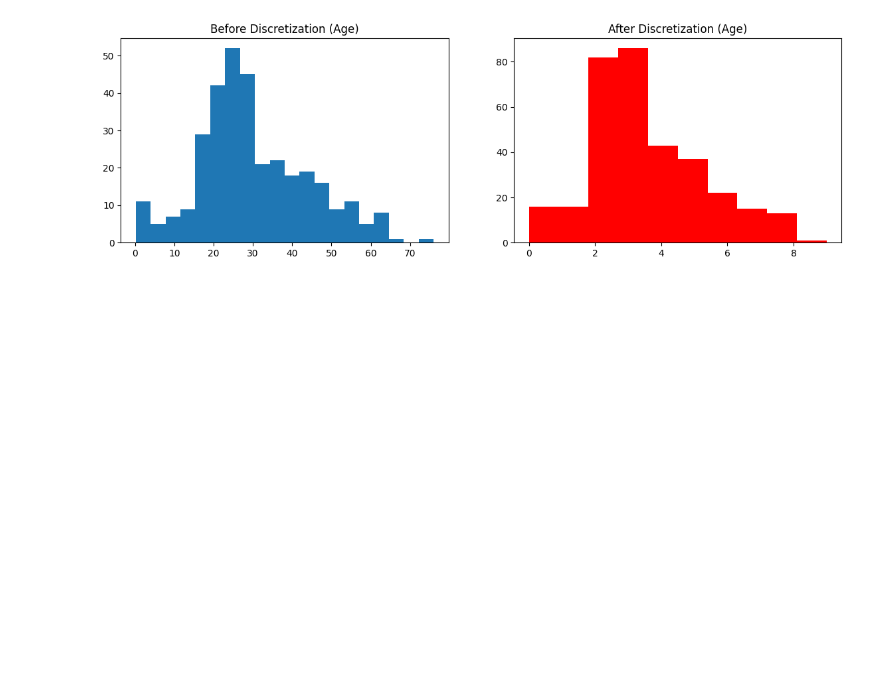
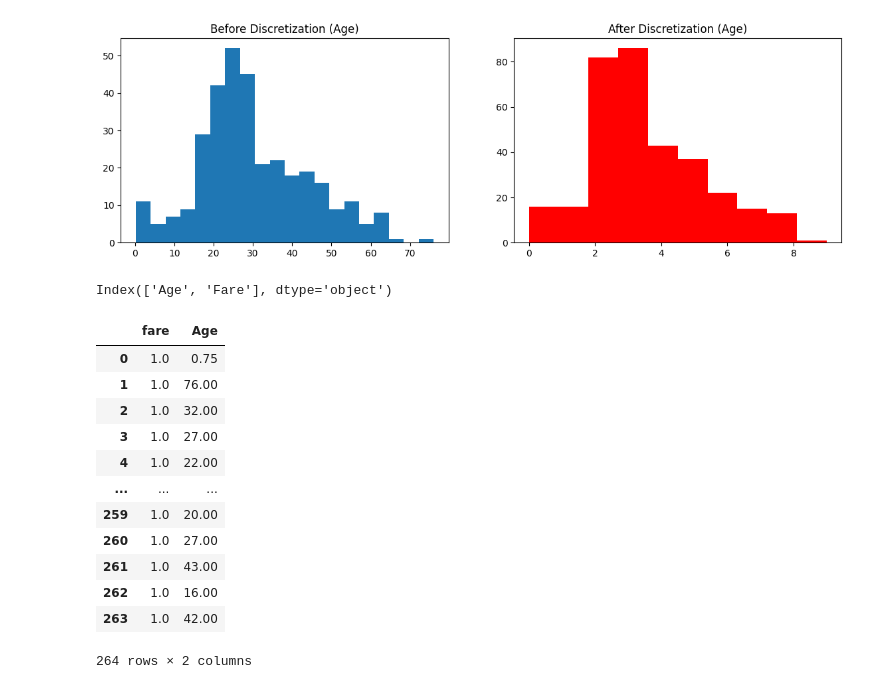
Before and after one commit to Nikita1876/100-Days-ML-Learning, a Jupyter notebook: bining-and-binarization.ipynb, the cells around one changed output. Cells and saved outputs as stored; diff of their text form; code cells hidden in the pictures; blank space fills up the shorter version.

```diff
--- a/bining-and-binarization.ipynb
+++ b/bining-and-binarization.ipynb
@@ -220,0 +223,27 @@ Accuracy: 0.6014260249554367
+# %%
+print(X_train.columns)
+# %% [output]
+Index(['Age', 'Fare'], dtype='object')
+# %%
+trf = ColumnTransformer([
+    ('bin',Binarizer(copy=False),['Fare'])
+],remainder='passthrough')
+# %%
+X_train_trf = trf.fit_transform(X_train)
+X_test_trf = trf.transform(X_test)
+# %%
+pd.DataFrame(X_train_trf,columns=['fare','Age'])
+# %% [output]
+|  | fare | Age |
+| 0 | 1.0 | 0.75 |
+| 1 | 1.0 | 76.00 |
+| 2 | 1.0 | 32.00 |
+| 3 | 1.0 | 27.00 |
+| 4 | 1.0 | 22.00 |
+| ... | ... | ... |
+| 259 | 1.0 | 20.00 |
+| 260 | 1.0 | 27.00 |
+| 261 | 1.0 | 43.00 |
+| 262 | 1.0 | 16.00 |
+| 263 | 1.0 | 42.00 |
+264 rows × 2 columns
```
Also changed, not shown: parts of 5 cells of this notebook.
